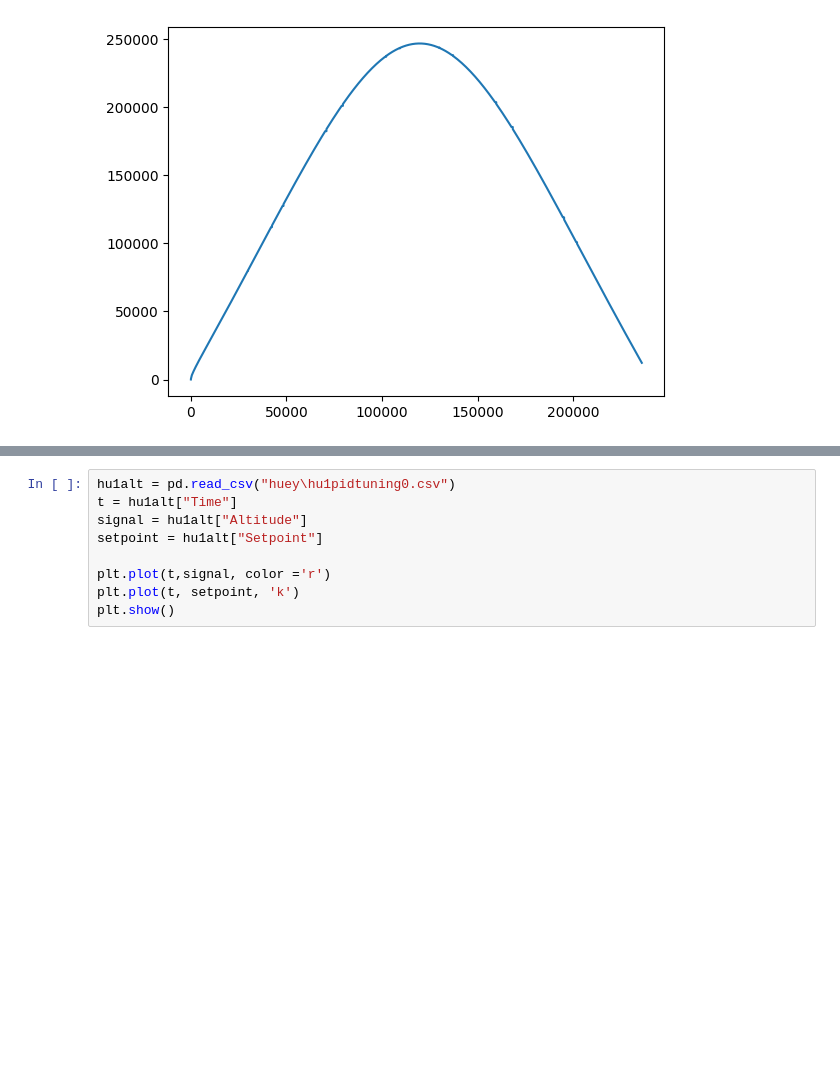
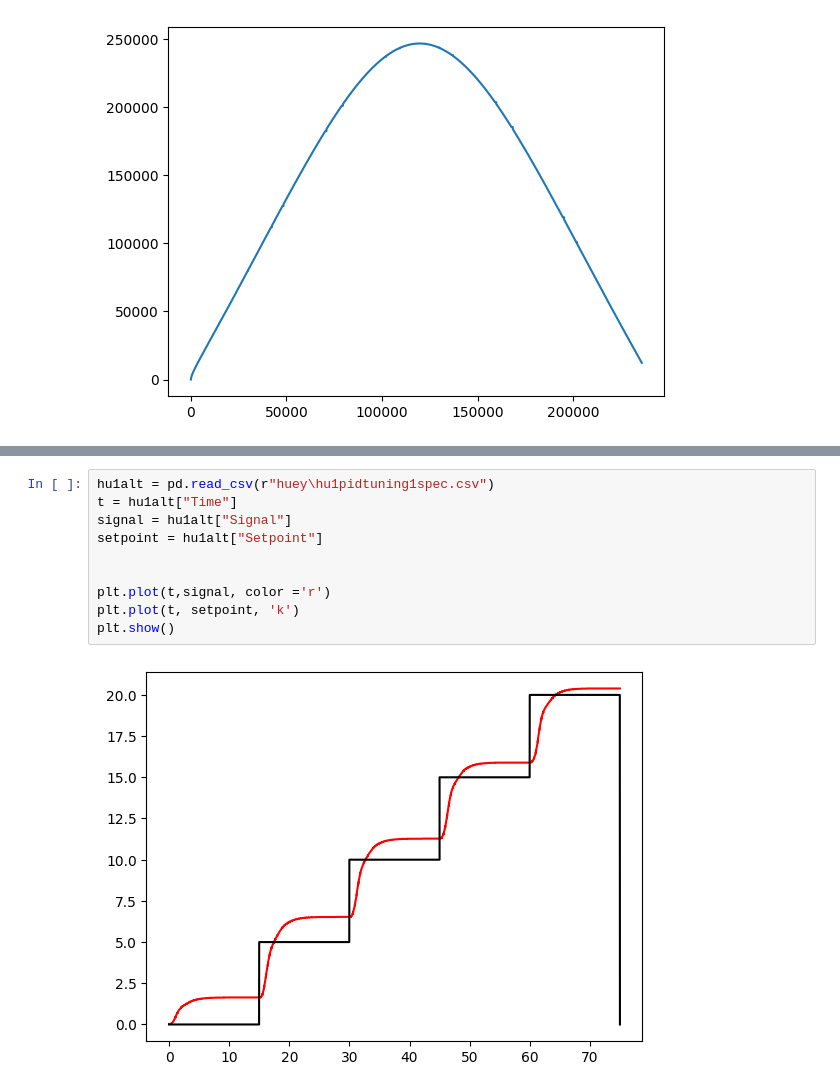
Before and after one commit to silvernuke911/KOSscripts, a Jupyter notebook: grapher.ipynb, the cells around one changed output, grey strips where cells are left out. Drawn from its saved outputs; the diff is of its cells as text; blank space fills up the shorter version.

```diff
--- a/grapher.ipynb
+++ b/grapher.ipynb
@@ -24,9 +24,12 @@ plt.show()
 # %%
-hu1alt = pd.read_csv("huey\hu1pidtuning0.csv")
+hu1alt = pd.read_csv(r"huey\hu1pidtuning1spec.csv")
 t = hu1alt["Time"]
-signal = hu1alt["Altitude"]
+signal = hu1alt["Signal"]
 setpoint = hu1alt["Setpoint"]
+
 
 plt.plot(t,signal, color ='r')
 plt.plot(t, setpoint, 'k')
 plt.show()
+# %% [output]
+[figure, added]
```
Also changed, not shown: parts of 4 cells of this notebook, 5 other files.
